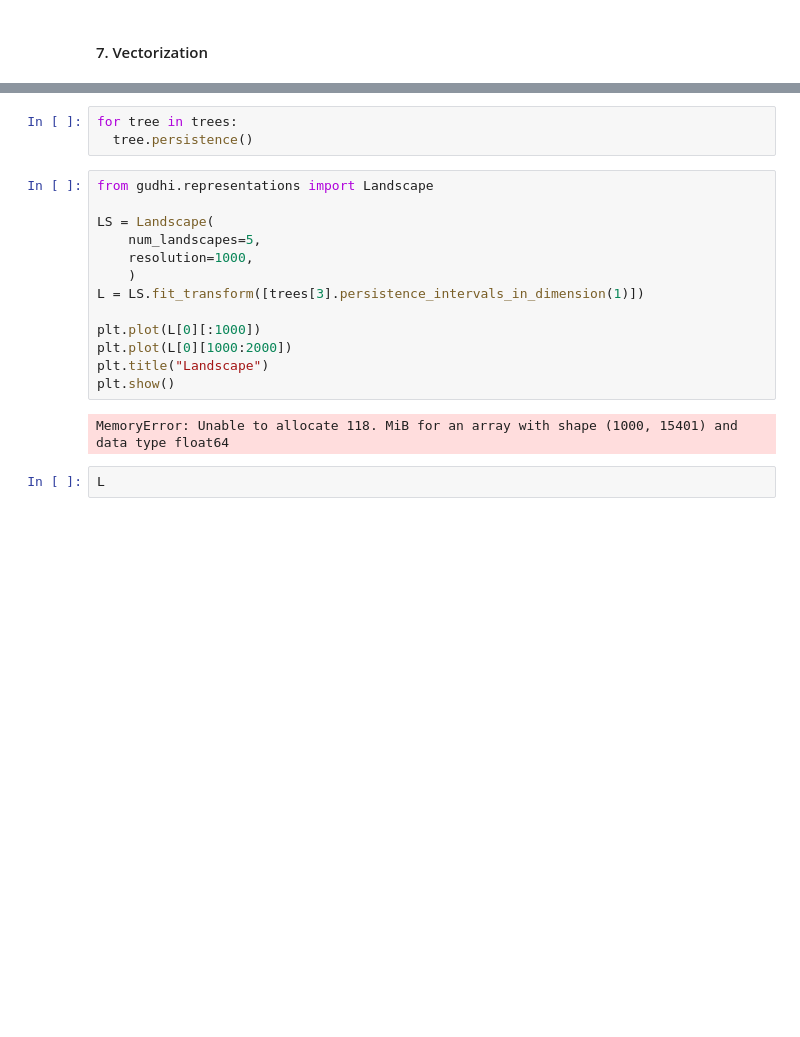
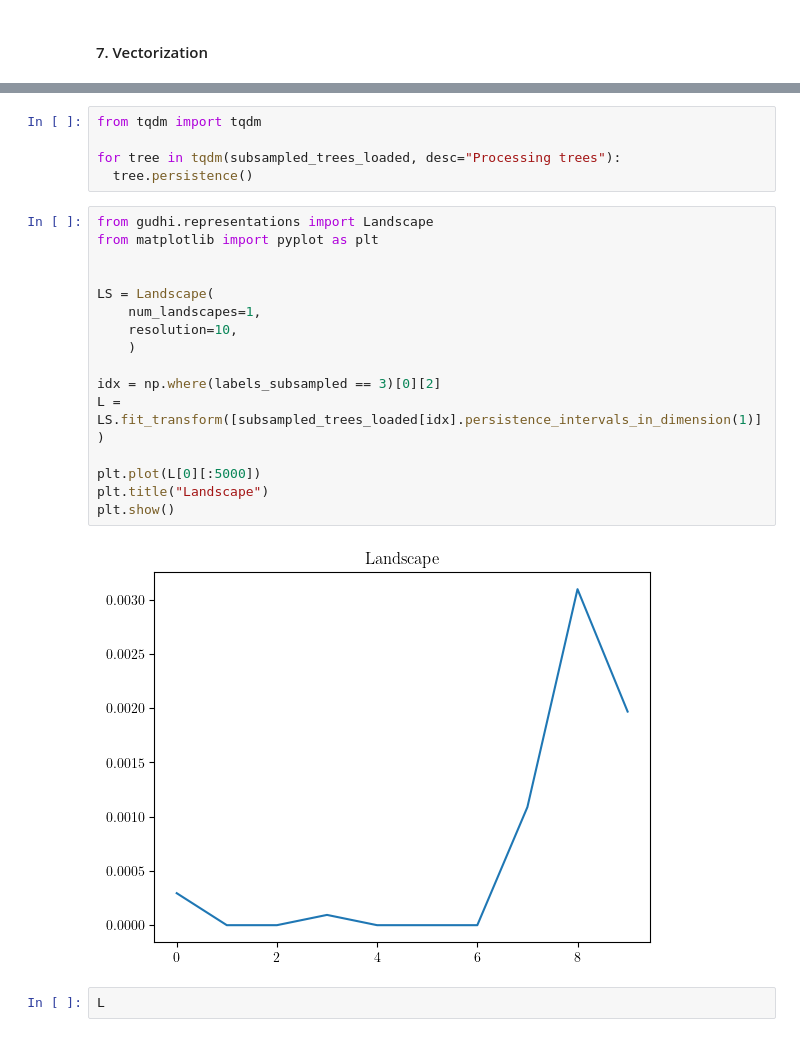
Before and after one commit to KnightKotOR/topology-mnist3d, a Jupyter notebook: feature-extraction/feature-extraction.ipynb, the cells around one changed output, grey strips where cells are left out. Cells and saved outputs as stored; diff of their text form; blank space fills up the shorter version.

Commit message:
refactor + giotto landscapes

```diff
--- a/feature-extraction/feature-extraction.ipynb
+++ b/feature-extraction/feature-extraction.ipynb
@@ -234,21 +172,26 @@ MemoryError:
 # %%
-for tree in trees:
+from tqdm import tqdm
+
+for tree in tqdm(subsampled_trees_loaded, desc="Processing trees"):
   tree.persistence()
 # %%
 from gudhi.representations import Landscape
+from matplotlib import pyplot as plt
+
 
 LS = Landscape(
-    num_landscapes=5,
-    resolution=1000,
+    num_landscapes=1,
+    resolution=10,
     )
-L = LS.fit_transform([trees[3].persistence_intervals_in_dimension(1)])
 
-plt.plot(L[0][:1000])
-plt.plot(L[0][1000:2000])
+idx = np.where(labels_subsampled == 3)[0][2]
+L = LS.fit_transform([subsampled_trees_loaded[idx].persistence_intervals_in_dimension(1)])
+
+plt.plot(L[0][:5000])
 plt.title("Landscape")
 plt.show()
 # %% [output]
-MemoryError: Unable to allocate 118. MiB for an array with shape (1000, 15401) and data type float64
+[figure, added]
 # %%
 L
 # %% [output]
```
Also changed, not shown: parts of 27 cells of this notebook, 4 other files.
